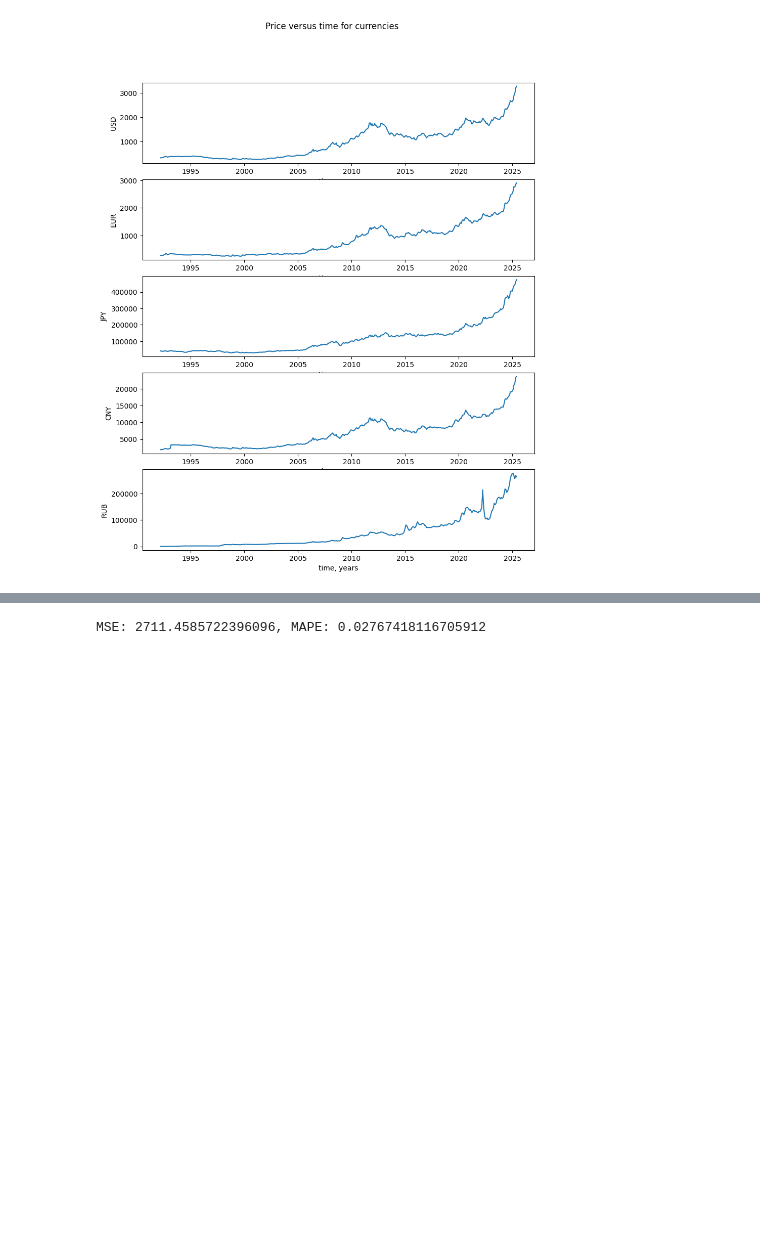
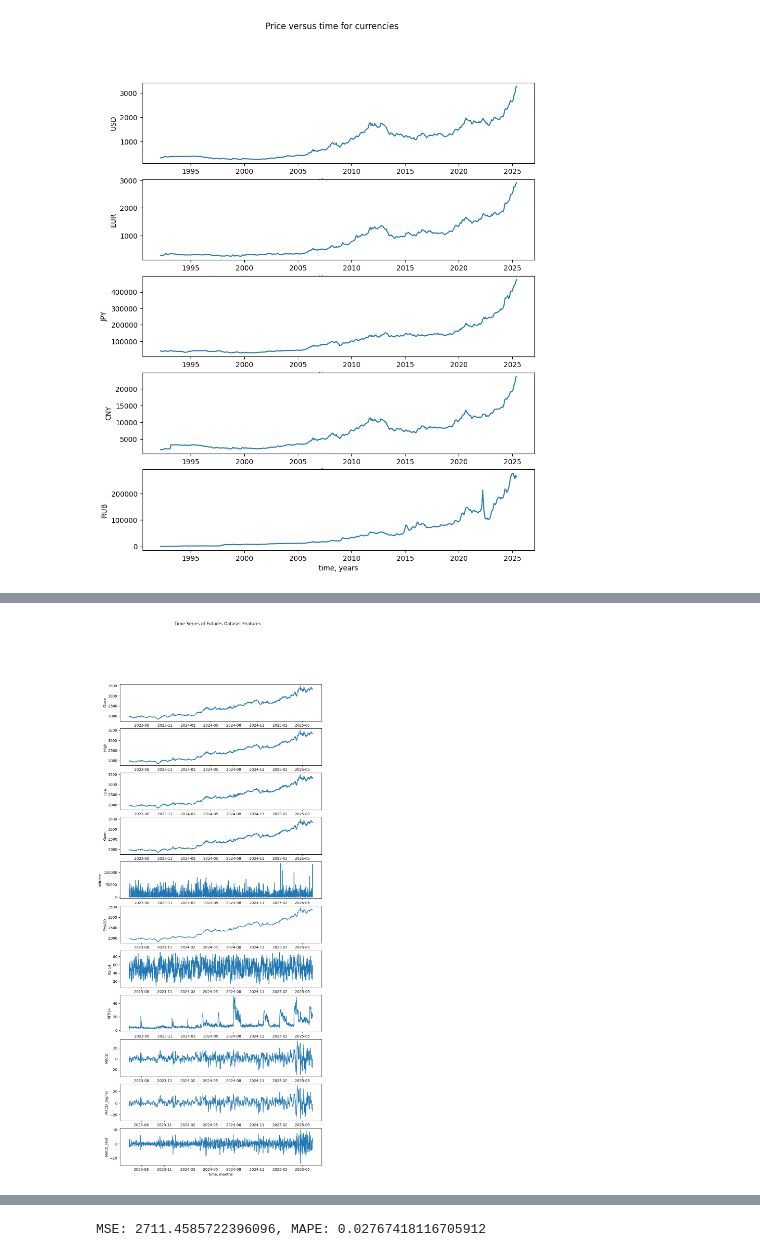
Before and after one commit to IU-Capstone-Project-2025/Metalytics, a Jupyter notebook: ml/notebooks/01_filter_design.ipynb, the cells around one changed output, grey strips where cells are left out. Saved outputs shown, nothing was run; the diff lists cells and outputs as text; code cells hidden in the pictures; blank space fills up the shorter version.

```diff
--- a/ml/notebooks/01_filter_design.ipynb
+++ b/ml/notebooks/01_filter_design.ipynb
@@ -109,0 +124,2 @@ for idx, currency in enumerate(currencies):
+# %%
+dataset_us_aug = pd.read_csv("data/gold_futures_with_indicators.csv", parse_dates=[0], index_col=0)
@@ -109,0 +157,13 @@ for idx, currency in enumerate(currencies):
+# %%
+columns = dataset_us_aug.columns
+
+fig, ax = plt.subplots(nrows=len(columns), figsize=(10, 24))
+fig.suptitle("Time Series of Futures Dataset Features")
+
+for idx, feature in enumerate(columns):
+    ax[idx].plot(dataset_us_aug.index, dataset_us_aug[feature])
+    ax[idx].xaxis.set_major_locator(MonthLocator(interval=3))
+    ax[idx].set_ylabel(feature)
+    ax[idx].set_xlabel(f'time, months')
+# %% [output]
+[figure, added]
```
Also changed, not shown: parts of 84 cells of this notebook.
